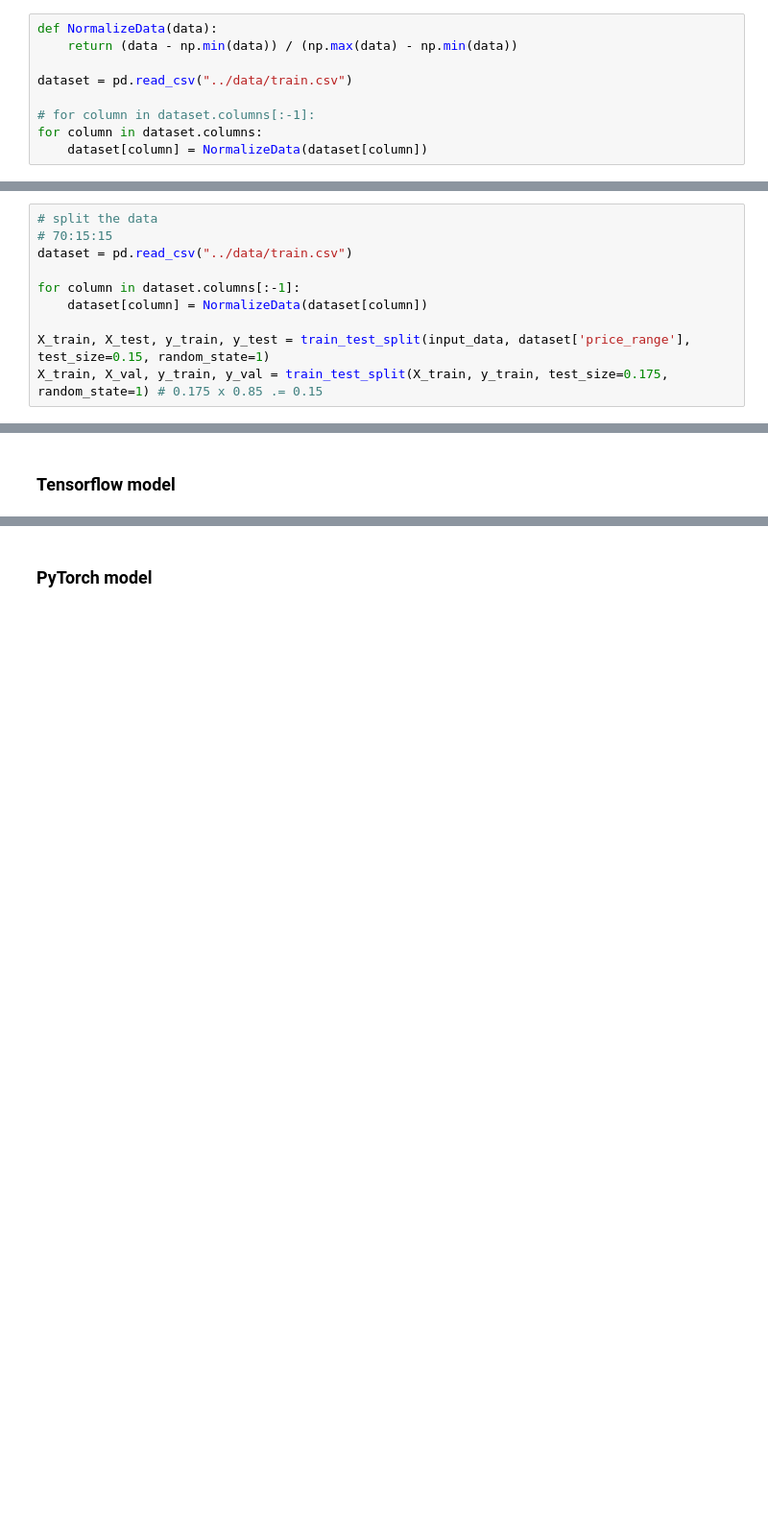
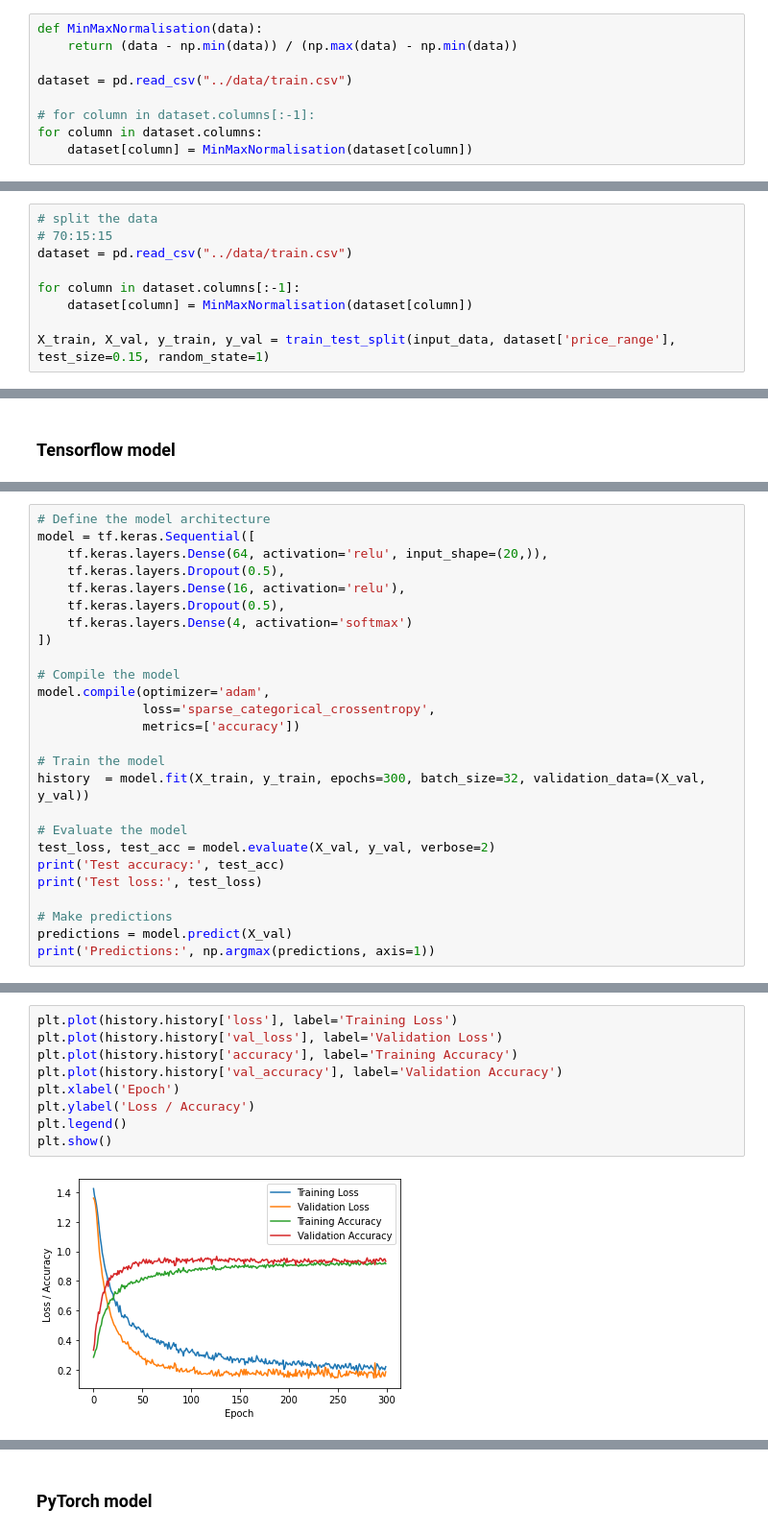
Before and after one commit to martinkukucka/neural-networks, a Jupyter notebook: 1.zadanie/src/first_assignment.ipynb, the cells around one changed output, grey strips where cells are left out. Shown at 96% size. Cells and saved outputs as stored; diff of their text form; blank space fills up the shorter version.

Commit message:
added models

```diff
--- a/1.zadanie/src/first_assignment.ipynb
+++ b/1.zadanie/src/first_assignment.ipynb
@@ -139,14 +137,14 @@ data_hist = data.hist(figsize=(18,12))
 # %% [output]
 [figure]
 # %%
-def NormalizeData(data):
+def MinMaxNormalisation(data):
     return (data - np.min(data)) / (np.max(data) - np.min(data))
 
 dataset = pd.read_csv("../data/train.csv")
 
 # for column in dataset.columns[:-1]:
 for column in dataset.columns:
-    dataset[column] = NormalizeData(dataset[column])
+    dataset[column] = MinMaxNormalisation(dataset[column])
 # %%
 plt.figure(figsize=(20,8))
 plt.title("Data with outliers")
@@ -190,7 +188,6 @@ input_data = dataset.drop('price_range', axis=1)
 dataset = pd.read_csv("../data/train.csv")
 
 for column in dataset.columns[:-1]:
-    dataset[column] = NormalizeData(dataset[column])
+    dataset[column] = MinMaxNormalisation(dataset[column])
 
-X_train, X_test, y_train, y_test = train_test_split(input_data, dataset['price_range'], test_size=0.15, random_state=1)
-X_train, X_val, y_train, y_val = train_test_split(X_train, y_train, test_size=0.175, random_state=1) # 0.175 x 0.85 .= 0.15
+X_train, X_val, y_train, y_val = train_test_split(input_data, dataset['price_range'], test_size=0.15, random_state=1)
@@ -285 +294,27 @@ Epoch 6/100
  1 3 3 2]
+# %%
+# Define the model architecture
+model = tf.keras.Sequential([
+    tf.keras.layers.Dense(64, activation='relu', input_shape=(20,)),
+    tf.keras.layers.Dropout(0.5),
+    tf.keras.layers.Dense(16, activation='relu'),
+    tf.keras.layers.Dropout(0.5),
+    tf.keras.layers.Dense(4, activation='softmax')
+])
+
+# Compile the model
+model.compile(optimizer='adam',
+              loss='sparse_categorical_crossentropy',
+              metrics=['accuracy'])
+
+# Train the model
+history  = model.fit(X_train, y_train, epochs=300, batch_size=32, validation_data=(X_val, y_val))
+
+# Evaluate the model
+test_loss, test_acc = model.evaluate(X_val, y_val, verbose=2)
+print('Test accuracy:', test_acc)
+print('Test loss:', test_loss)
+
+# Make predictions
+predictions = model.predict(X_val)
+print('Predictions:', np.argmax(predictions, axis=1))
@@ -285,0 +339,11 @@ Epoch 6/100
+# %%
+plt.plot(history.history['loss'], label='Training Loss')
+plt.plot(history.history['val_loss'], label='Validation Loss')
+plt.plot(history.history['accuracy'], label='Training Accuracy')
+plt.plot(history.history['val_accuracy'], label='Validation Accuracy')
+plt.xlabel('Epoch')
+plt.ylabel('Loss / Accuracy')
+plt.legend()
+plt.show()
+# %% [output]
+[figure, added]
```
Also changed, not shown: parts of 22 cells of this notebook.
